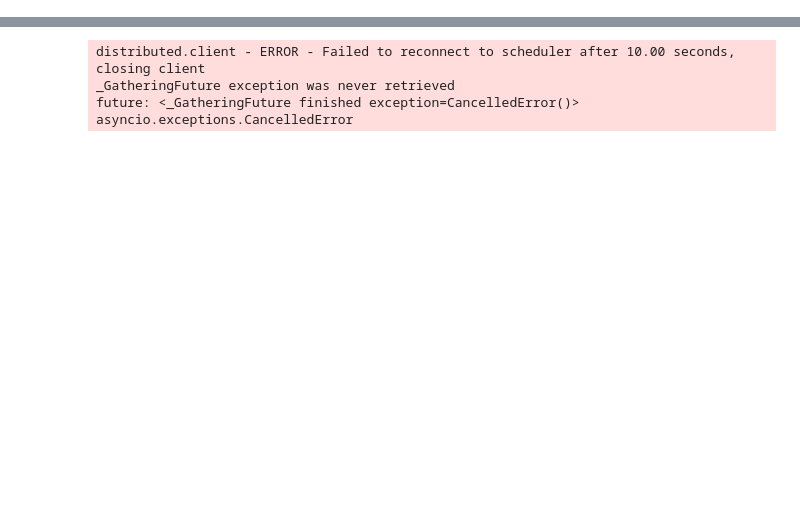
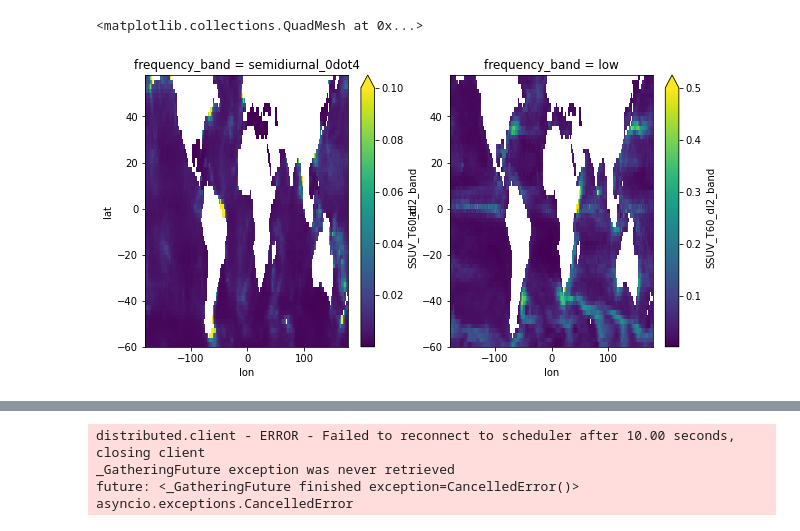
Before and after one commit to zcasparco/equinox_phd, a Jupyter notebook: llc4320/binned_SSUV_spectra.ipynb, the cells around one changed output, grey strips where cells are left out. Cells and saved outputs as stored; diff of their text form; code cells hidden in the pictures; blank space fills up the shorter version.

```diff
--- a/llc4320/binned_SSUV_spectra.ipynb
+++ b/llc4320/binned_SSUV_spectra.ipynb
@@ -71,0 +116,7 @@ SSUV['SSUV_T60_dl2'] = SSUV_60_2deg.E_SSUV
+# %%
+fig,axs= plt.subplots(1,2,figsize=(10,5))
+L_SSUV.SSUV_T60_dl2_band.sel(frequency_band='semidiurnal_0dot4').plot(y='lat',ax=axs[0],vmax=0.1)
+L_SSUV.SSUV_T60_dl2_band.sel(frequency_band='low').plot(y='lat',ax=axs[1],vmax=0.5)
+# %% [output]
+<matplotlib.collections.QuadMesh at 0x...>
+[figure, added]
```
Also changed, not shown: parts of 21 cells of this notebook, 1 other file.
